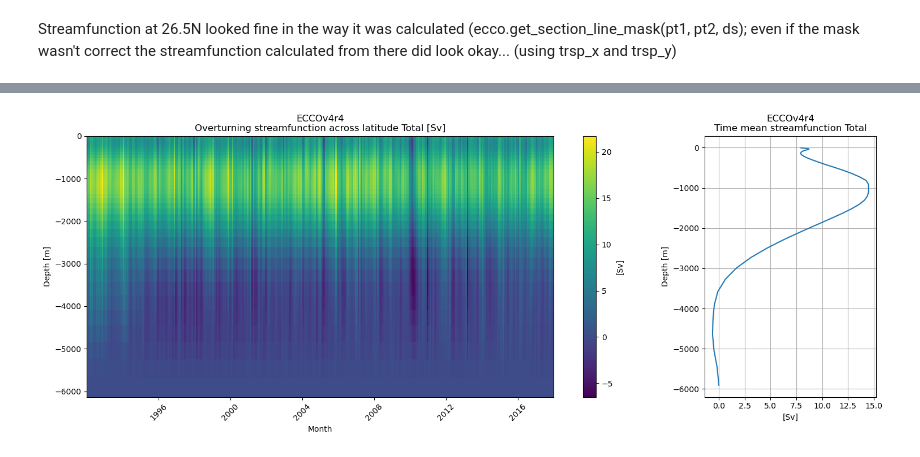
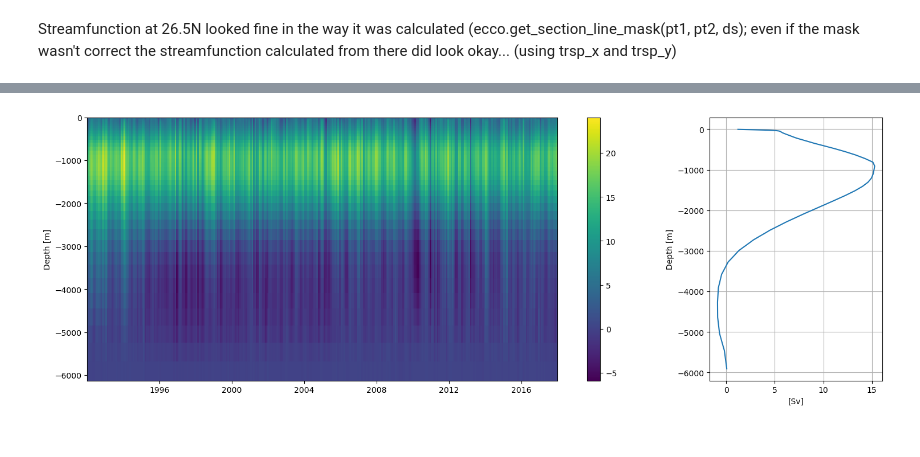
Before and after one commit to ai4er-cdt/OTP, a Jupyter notebook: streamfunction_ecco/streamfunction_implementation.ipynb, the cells around one changed output, grey strips where cells are left out. Drawn from its saved outputs; the diff is of its cells as text; code cells hidden in the pictures.

Commit message:
Outputs for all 4 streamfunctions

```diff
--- a/streamfunction_ecco/streamfunction_implementation.ipynb
+++ b/streamfunction_ecco/streamfunction_implementation.ipynb
@@ -411,4 +424,18 @@ Streamfunction at 26.5N looked fine in the way it was calculated (ecco.get_secti
 # %%
-streamfunction.plot_depth_stf_vs_time(PSI_26,'Total', 'psi_moc')
+def plot(PSI):# Streamfunction over depth and time
+    fig = plt.figure(figsize=(18, 6))
+    plt.subplot(1, 4, (1, 3))
+    plt.pcolormesh(PSI.time, PSI.Z, PSI.psi_moc.squeeze().T)
+    plt.colorbar()
+    plt.ylabel('Depth [m]')
+
+    plt.subplot(1, 4, 4)
+    plt.plot(PSI['psi_moc'].mean("time"), PSI["Z"])
+    plt.ylabel("Depth [m]")
+    plt.xlabel("[Sv]")
+    plt.grid()
+    plt.show()
-# %% [output]
-[figure, removed]
+# %%
+plot(PSI_26)
+# %% [output]
+[figure, added]
```
Also changed, not shown: parts of 8 cells of this notebook.
